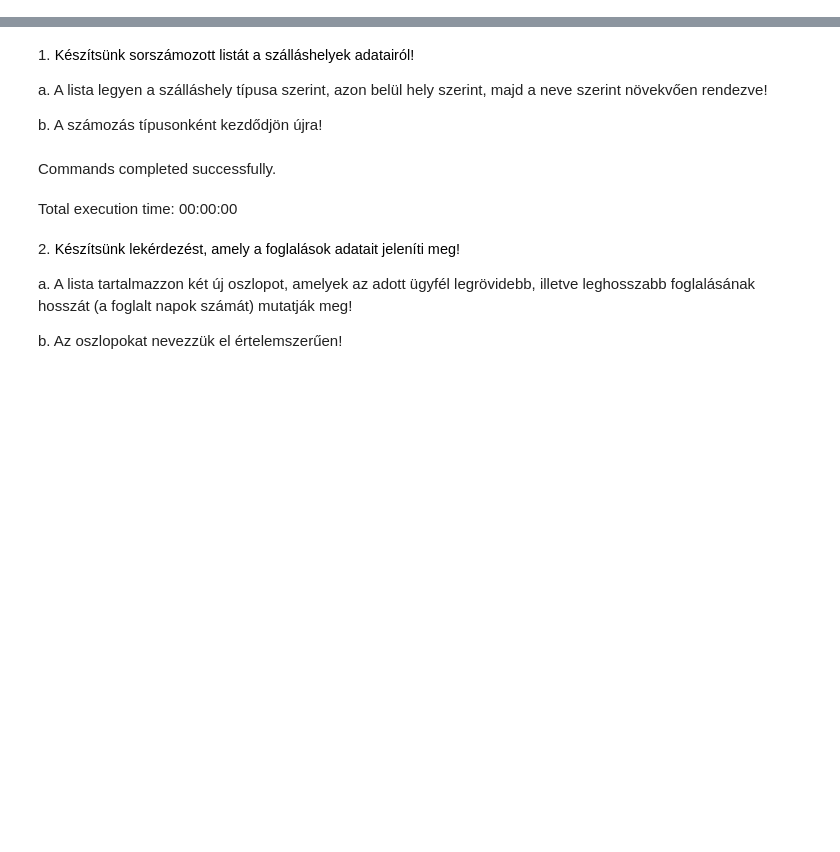
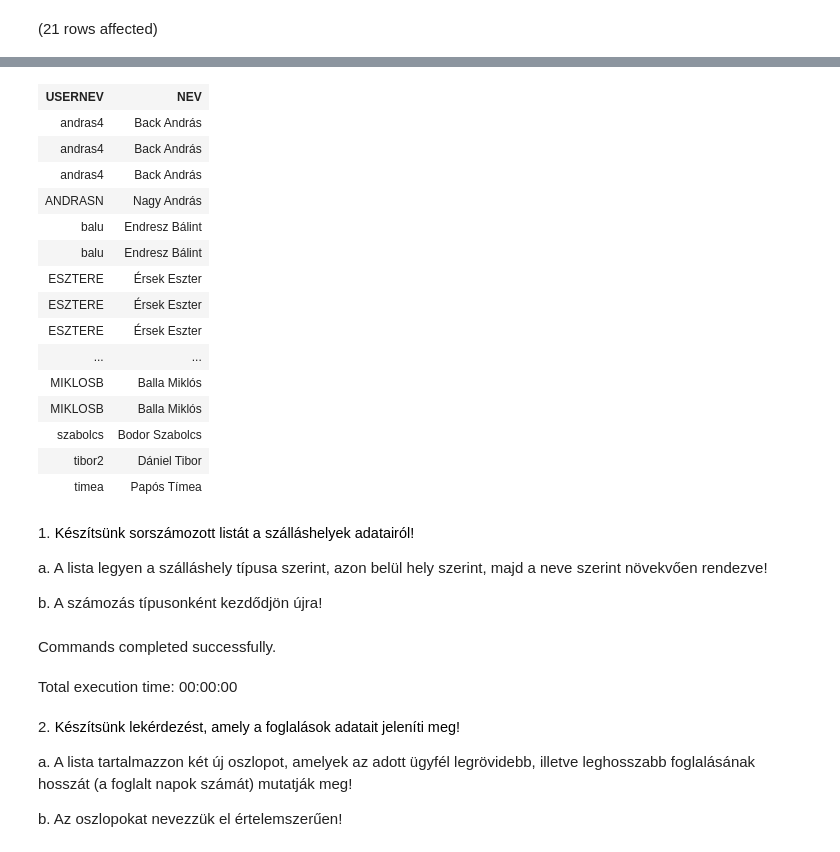
Before and after one commit to horvath-anna/adatbazisok, a Jupyter notebook: gyakorlat06_feladatok.ipynb, the cells around one changed output, grey strips where cells are left out. Drawn from its saved outputs; the diff is of its cells as text; code cells hidden in the pictures; blank space fills up the shorter version.

```diff
--- a/gyakorlat06_feladatok.ipynb
+++ b/gyakorlat06_feladatok.ipynb
@@ -0,0 +31,13 @@
+# %%
+SELECT v.USERNEV,
+       v.NEV
+FROM Vendeg v JOIN Foglalas f ON v.USERNEV = f.UGYFEL_FK
+WHERE f.UGYFEL_FK NOT IN
+(
+    SELECT f2.UGYFEL_FK
+    FROM Foglalas f2
+    WHERE
+    f2.FELNOTT_SZAM +f2.GYERMEK_SZAM<>2
+)
+# %% [output]
+(21 rows affected)
@@ -1,3 +45,19 @@
+| USERNEV | NEV |
+| andras4 | Back András |
+| andras4 | Back András |
+| andras4 | Back András |
+| ANDRASN | Nagy András |
+| balu | Endresz Bálint |
+| balu | Endresz Bálint |
+| ESZTERE | Érsek Eszter |
+| ESZTERE | Érsek Eszter |
+| ESZTERE | Érsek Eszter |
+| ... | ... |
+| MIKLOSB | Balla Miklós |
+| MIKLOSB | Balla Miklós |
+| szabolcs | Bodor Szabolcs |
+| tibor2 | Dániel Tibor |
+| timea | Papós Tímea |
 # %% [markdown]
 1. <span style="background-color: rgb(255, 255, 255); color: rgb(0, 0, 0); font-family: &quot;Open Sans&quot;, sans-serif; font-size: 14.44px;">Készítsünk sorszámozott listát a szálláshelyek adatairól!&nbsp;</span>
 
```
Also changed, not shown: parts of 3 cells of this notebook.
